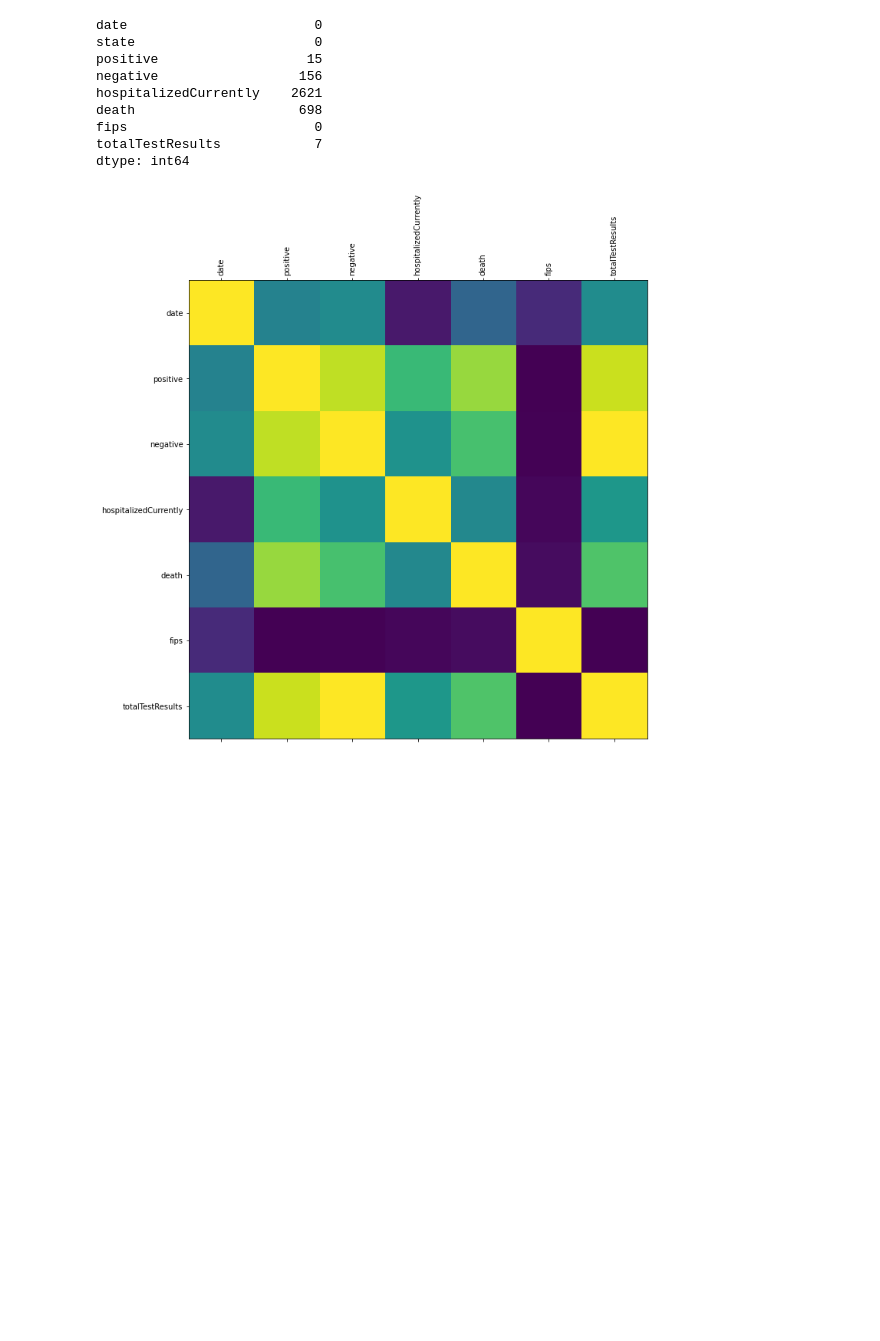
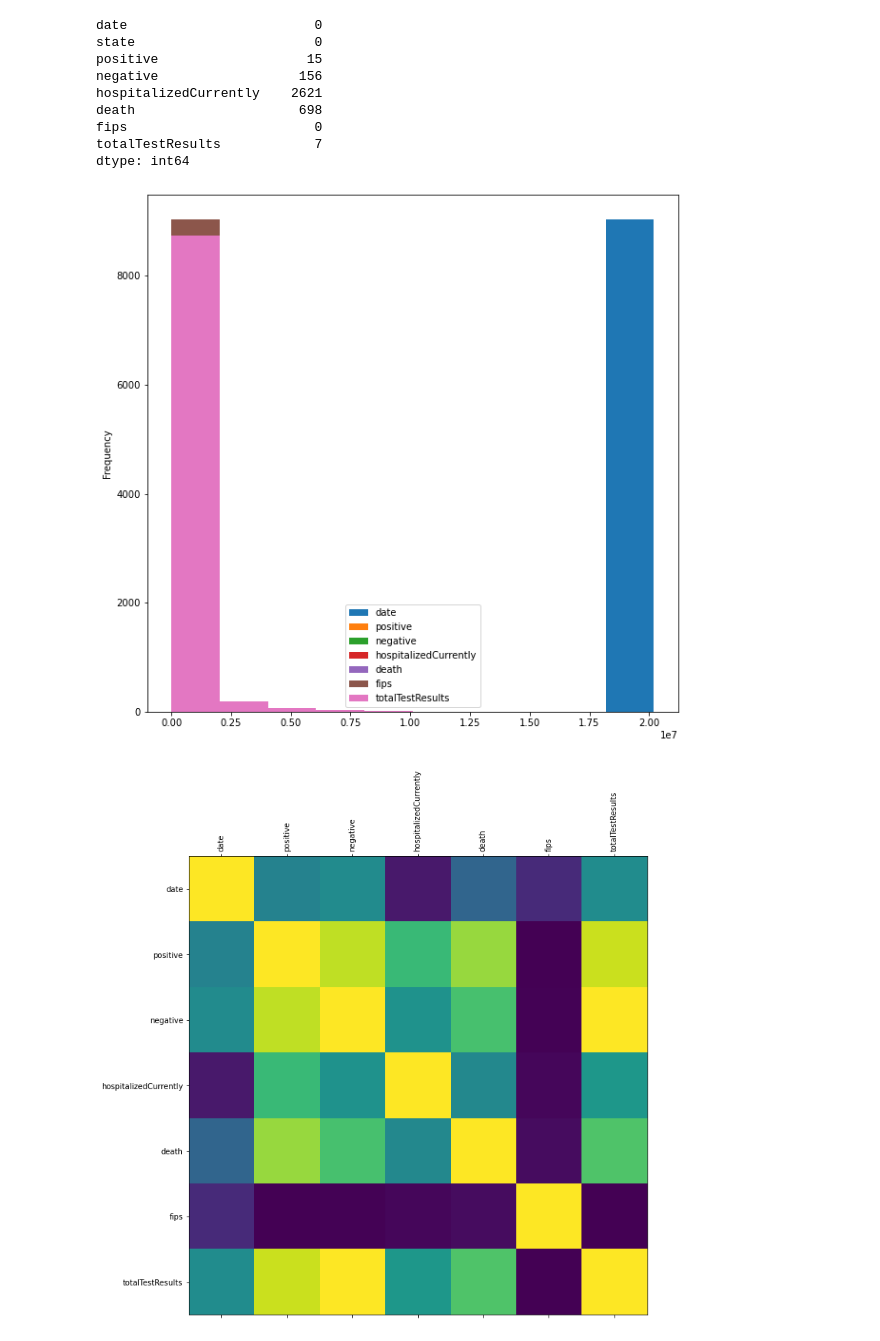
Before and after one commit to elizabethqiu/2020-wwcode-dshackathon-covid19ml, a Jupyter notebook: wwwcode-hackathon.ipynb, the cells around one changed output. Drawn from its saved outputs; the diff is of its cells as text; code cells hidden in the pictures; blank space fills up the shorter version.

Commit message:
added hist plot and corr table, added dataset and paper info, added DC

```diff
--- a/wwwcode-hackathon.ipynb
+++ b/wwwcode-hackathon.ipynb
@@ -169,6 +180,10 @@ death                     698
 fips                        0
 totalTestResults            7
 dtype: int64
+# %%
+hist = df_states.plot.hist(figsize=(10,10),layout=(3,4))
+# %% [output]
+[figure, added]
 # %%
  def plot_corr(df, size=11):
     """
```
Also changed, not shown: parts of 11 cells of this notebook.
